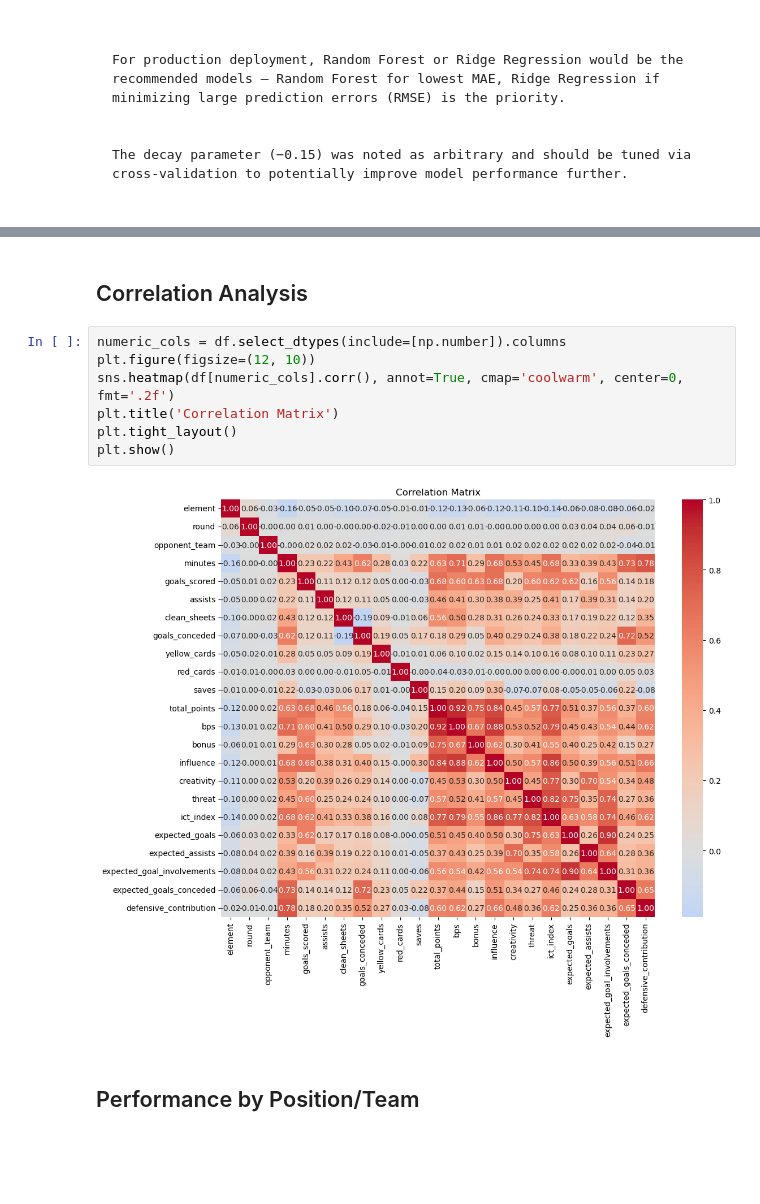
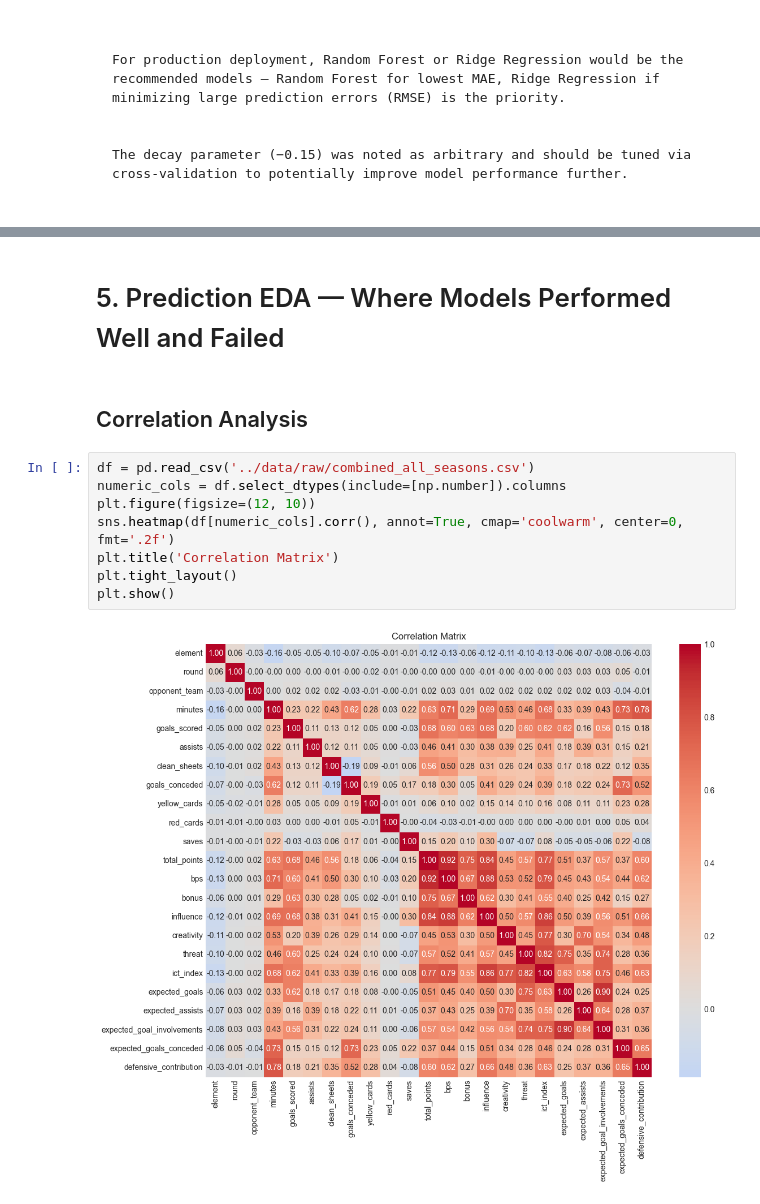
Before and after one commit to sarjit304/fpl-points-predictor, a Jupyter notebook: notebooks/evaluation.ipynb, the cells around one changed output, grey strips where cells are left out. Cells and saved outputs as stored; diff of their text form; blank space fills up the shorter version.

Commit message:
Updated analysis of model performance

```diff
--- a/notebooks/evaluation.ipynb
+++ b/notebooks/evaluation.ipynb
@@ -194,13 +176,14 @@ df.head()
+# %% [markdown]
+# 5. Prediction EDA — Where Models Performed Well and Failed
 # %% [markdown]
 ## Correlation Analysis
 # %%
+df = pd.read_csv('../data/raw/combined_all_seasons.csv')
 numeric_cols = df.select_dtypes(include=[np.number]).columns
 plt.figure(figsize=(12, 10))
 sns.heatmap(df[numeric_cols].corr(), annot=True, cmap='coolwarm', center=0, fmt='.2f')
 plt.title('Correlation Matrix')
 plt.tight_layout()
 plt.show()
 # %% [output]
-[figure, old version]
+[figure, new version]
-# %% [markdown]
-## Performance by Position/Team
```
Also changed, not shown: parts of 30 cells of this notebook, 2 other files.
